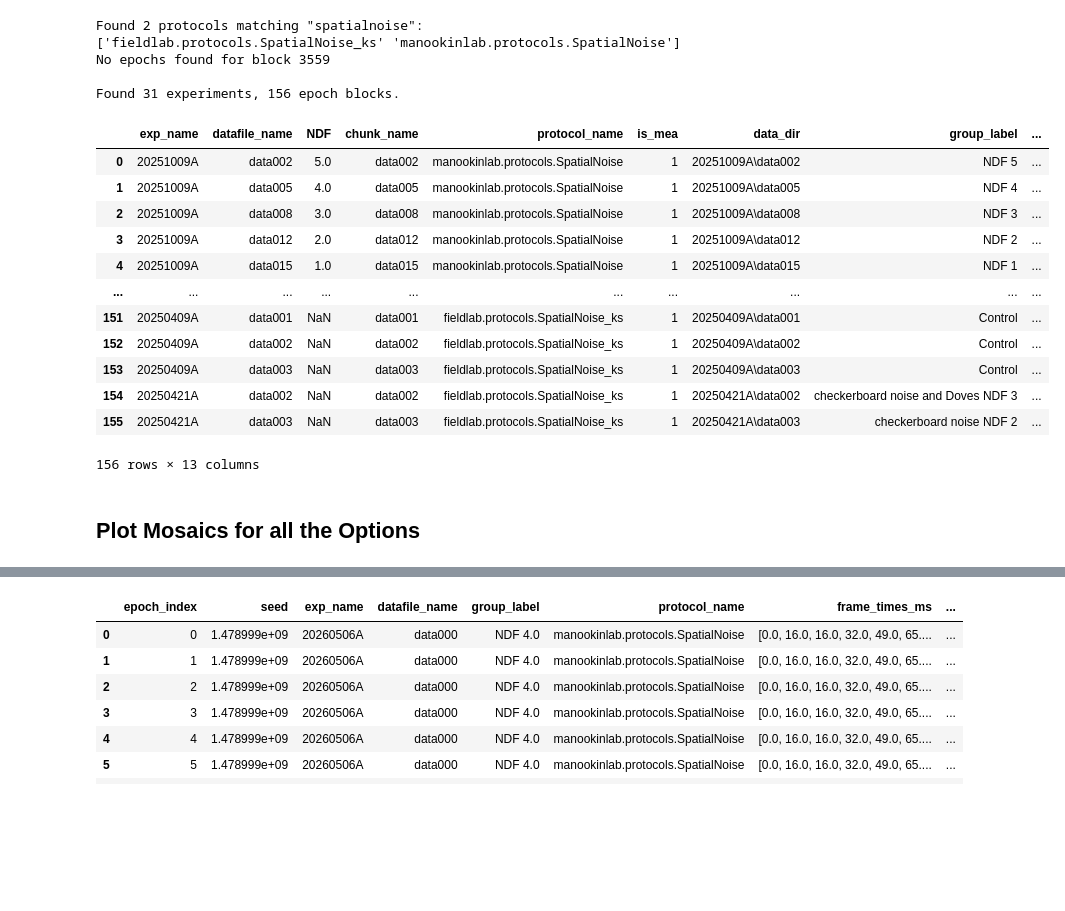
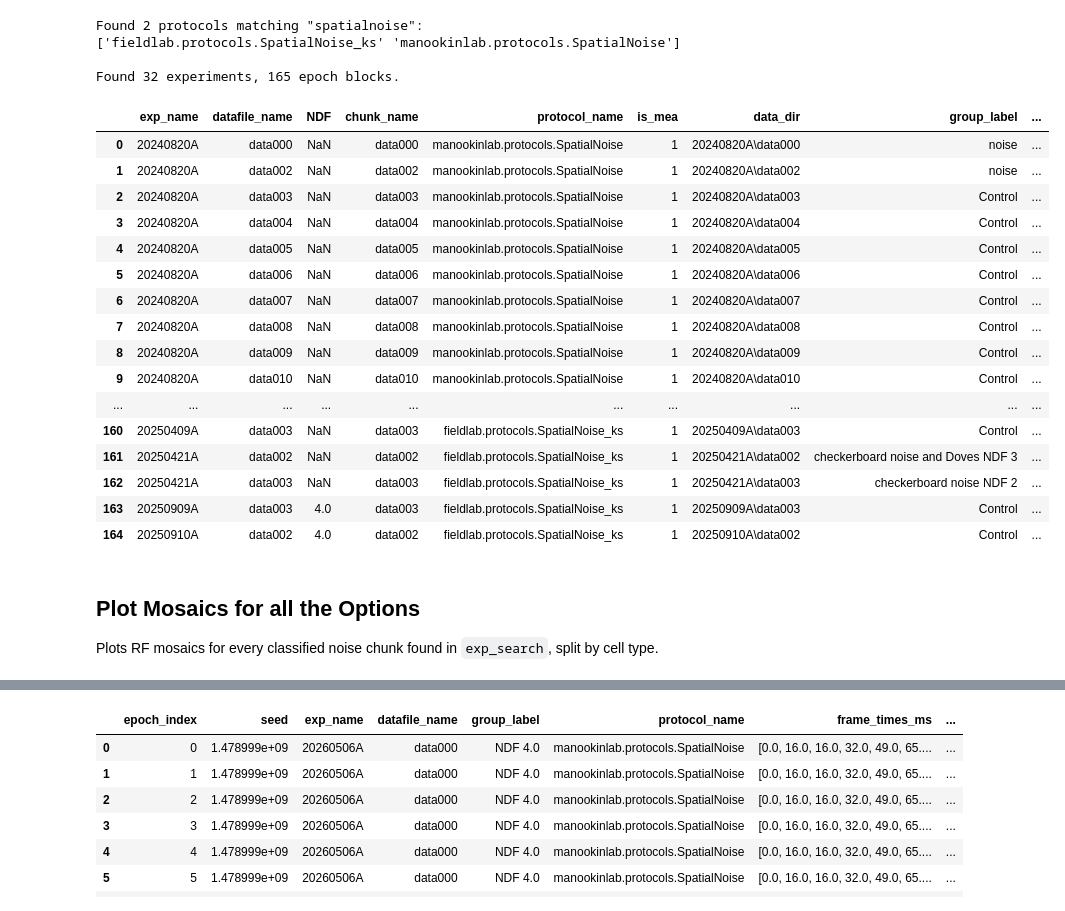
Before and after one commit to yasmine-tani/retinanalysis, a Jupyter notebook: demos/1_database_demo.ipynb, the cells around one changed output, grey strips where cells are left out. Drawn from its saved outputs; the diff is of its cells as text; code cells hidden in the pictures; blank space fills up the shorter version.

```diff
--- a/demos/1_database_demo.ipynb
+++ b/demos/1_database_demo.ipynb
@@ -63,26 +35,31 @@ Looking in B:\Array-data\sorted\20260724A
 # %%
 exp_search = ra.get_datasets_from_protocol_names('spatialnoise')
 available_experiments = os.listdir(ra.ANALYSIS_DIR)
 exp_search = exp_search.query('exp_name in @available_experiments').reset_index(drop = True)
-display(exp_search)
+ra.scrollable_dataframe(exp_search)
 # %% [output]
 Found 2 protocols matching "spatialnoise":
 ['fieldlab.protocols.SpatialNoise_ks' 'manookinlab.protocols.SpatialNoise']
-No epochs found for block 3559
 
-Found 31 experiments, 156 epoch blocks.
+Found 32 experiments, 165 epoch blocks.
 |  | exp_name | datafile_name | NDF | chunk_name | protocol_name | is_mea | data_dir | group_label | ... |
-| 0 | 20251009A | data002 | 5.0 | data002 | manookinlab.protocols.SpatialNoise | 1 | 20251009A\data002 | NDF 5 | ... |
-| 1 | 20251009A | data005 | 4.0 | data005 | manookinlab.protocols.SpatialNoise | 1 | 20251009A\data005 | NDF 4 | ... |
-| 2 | 20251009A | data008 | 3.0 | data008 | manookinlab.protocols.SpatialNoise | 1 | 20251009A\data008 | NDF 3 | ... |
-| 3 | 20251009A | data012 | 2.0 | data012 | manookinlab.protocols.SpatialNoise | 1 | 20251009A\data012 | NDF 2 | ... |
-| 4 | 20251009A | data015 | 1.0 | data015 | manookinlab.protocols.SpatialNoise | 1 | 20251009A\data015 | NDF 1 | ... |
+| 0 | 20240820A | data000 | NaN | data000 | manookinlab.protocols.SpatialNoise | 1 | 20240820A\data000 | noise | ... |
+| 1 | 20240820A | data002 | NaN | data002 | manookinlab.protocols.SpatialNoise | 1 | 20240820A\data002 | noise | ... |
+| 2 | 20240820A | data003 | NaN | data003 | manookinlab.protocols.SpatialNoise | 1 | 20240820A\data003 | Control | ... |
+| 3 | 20240820A | data004 | NaN | data004 | manookinlab.protocols.SpatialNoise | 1 | 20240820A\data004 | Control | ... |
+| 4 | 20240820A | data005 | NaN | data005 | manookinlab.protocols.SpatialNoise | 1 | 20240820A\data005 | Control | ... |
+| 5 | 20240820A | data006 | NaN | data006 | manookinlab.protocols.SpatialNoise | 1 | 20240820A\data006 | Control | ... |
+| 6 | 20240820A | data007 | NaN | data007 | manookinlab.protocols.SpatialNoise | 1 | 20240820A\data007 | Control | ... |
+| 7 | 20240820A | data008 | NaN | data008 | manookinlab.protocols.SpatialNoise | 1 | 20240820A\data008 | Control | ... |
+| 8 | 20240820A | data009 | NaN | data009 | manookinlab.protocols.SpatialNoise | 1 | 20240820A\data009 | Control | ... |
+| 9 | 20240820A | data010 | NaN | data010 | manookinlab.protocols.SpatialNoise | 1 | 20240820A\data010 | Control | ... |
 | ... | ... | ... | ... | ... | ... | ... | ... | ... | ... |
-| 151 | 20250409A | data001 | NaN | data001 | fieldlab.protocols.SpatialNoise_ks | 1 | 20250409A\data001 | Control | ... |
-| 152 | 20250409A | data002 | NaN | data002 | fieldlab.protocols.SpatialNoise_ks | 1 | 20250409A\data002 | Control | ... |
-| 153 | 20250409A | data003 | NaN | data003 | fieldlab.protocols.SpatialNoise_ks | 1 | 20250409A\data003 | Control | ... |
-| 154 | 20250421A | data002 | NaN | data002 | fieldlab.protocols.SpatialNoise_ks | 1 | 20250421A\data002 | checkerboard noise and Doves NDF 3 | ... |
-| 155 | 20250421A | data003 | NaN | data003 | fieldlab.protocols.SpatialNoise_ks | 1 | 20250421A\data003 | checkerboard noise NDF 2 | ... |
+| 160 | 20250409A | data003 | NaN | data003 | fieldlab.protocols.SpatialNoise_ks | 1 | 20250409A\data003 | Control | ... |
+| 161 | 20250421A | data002 | NaN | data002 | fieldlab.protocols.SpatialNoise_ks | 1 | 20250421A\data002 | checkerboard noise and Doves NDF 3 | ... |
+| 162 | 20250421A | data003 | NaN | data003 | fieldlab.protocols.SpatialNoise_ks | 1 | 20250421A\data003 | checkerboard noise NDF 2 | ... |
+| 163 | 20250909A | data003 | 4.0 | data003 | fieldlab.protocols.SpatialNoise_ks | 1 | 20250909A\data003 | Control | ... |
+| 164 | 20250910A | data002 | 4.0 | data002 | fieldlab.protocols.SpatialNoise_ks | 1 | 20250910A\data002 | Control | ... |
-156 rows × 13 columns
 # %% [markdown]
 ## Plot Mosaics for all the Options
+
+Plots RF mosaics for every classified noise chunk found in `exp_search`, split by cell type.
```
Also changed, not shown: parts of 31 cells of this notebook, 21 other files.
